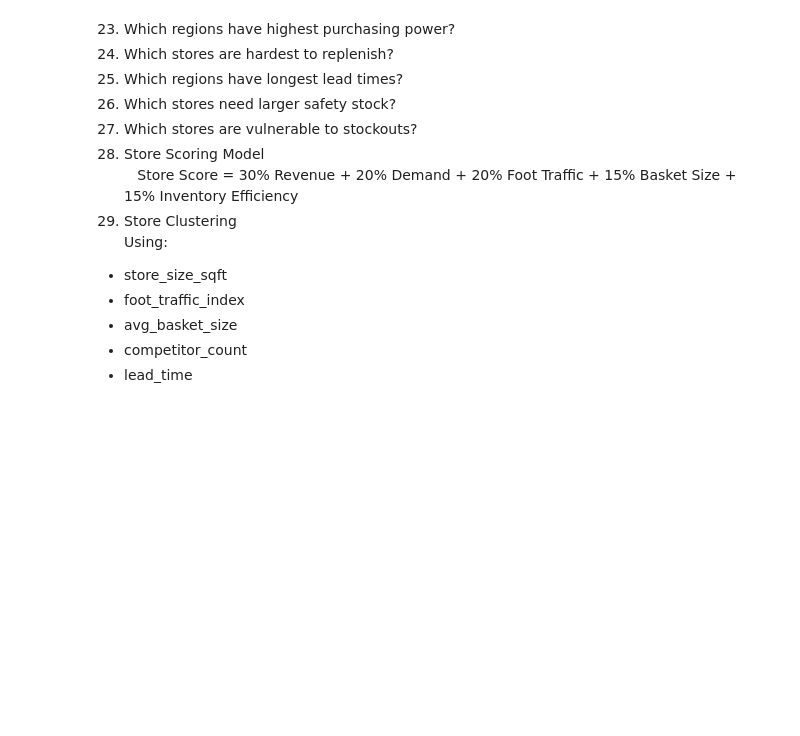
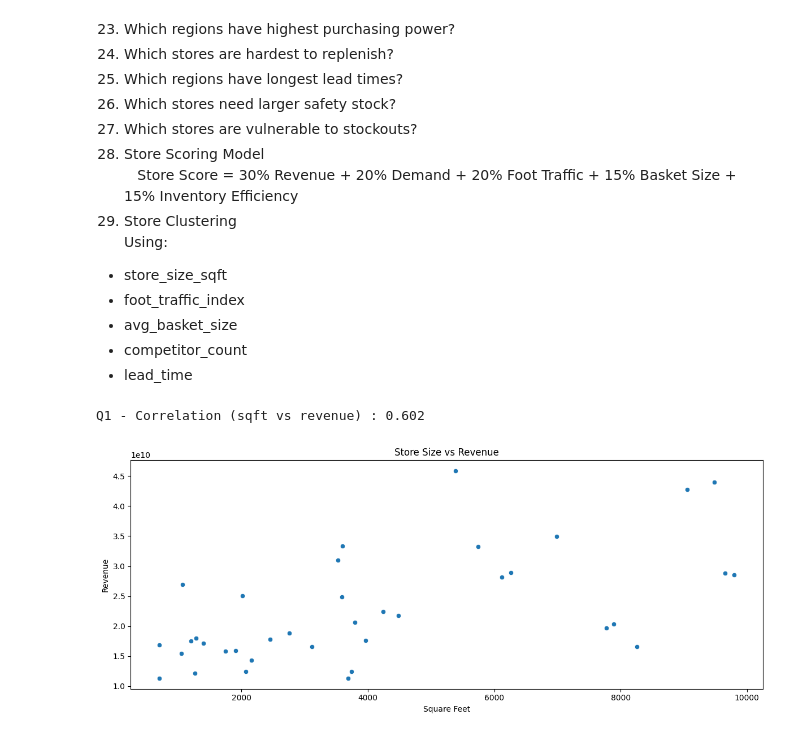
Before and after one commit to rejojose55625/demandEngine, a Jupyter notebook: notebooks/analysis.ipynb, the cells around one changed output. Drawn from its saved outputs; the diff is of its cells as text; code cells hidden in the pictures; blank space fills up the shorter version.

Commit message:
Store size vs Revenue

```diff
--- a/notebooks/analysis.ipynb
+++ b/notebooks/analysis.ipynb
@@ -524,3 +459,26 @@ OBSERVATION: Weak positive correlation
 * avg_basket_size <br>
 * competitor_count <br>
 * lead_time
+# %%
+# Are higher sqft stores making more revenue?
+revenue_by_sqft = sales_df.groupby('store_id').agg({
+    'store_size_sqft': 'first',
+    "sales": 'sum'
+}).reset_index()
+revenue_by_sqft.columns = ["store_id", 'sqft', 'total_revenue']
+corr = revenue_by_sqft[['sqft', 'total_revenue']].corr().iloc[0, 1]
+print(f"Q1 - Correlation (sqft vs revenue) : {corr:.3f}")
+# %% [output]
+Q1 - Correlation (sqft vs revenue) : 0.602
+# %%
+from helper_functions import plot_scatter_plot
+fig = plot_scatter_plot(
+    df = revenue_by_sqft,
+    x_col = 'sqft',
+    y_col = 'total_revenue',
+    title = "Store Size vs Revenue",
+    x_label = "Square Feet",
+    y_label = "Revenue"
+)
+# %% [output]
+[figure, added]
```
Also changed, not shown: parts of 14 cells of this notebook.
